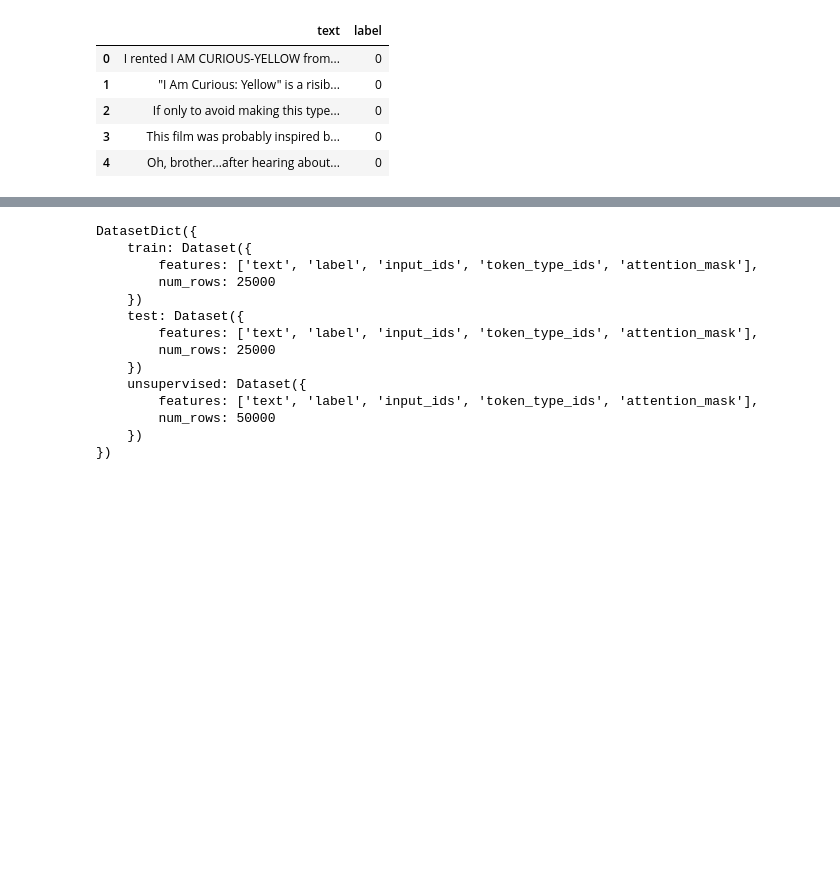
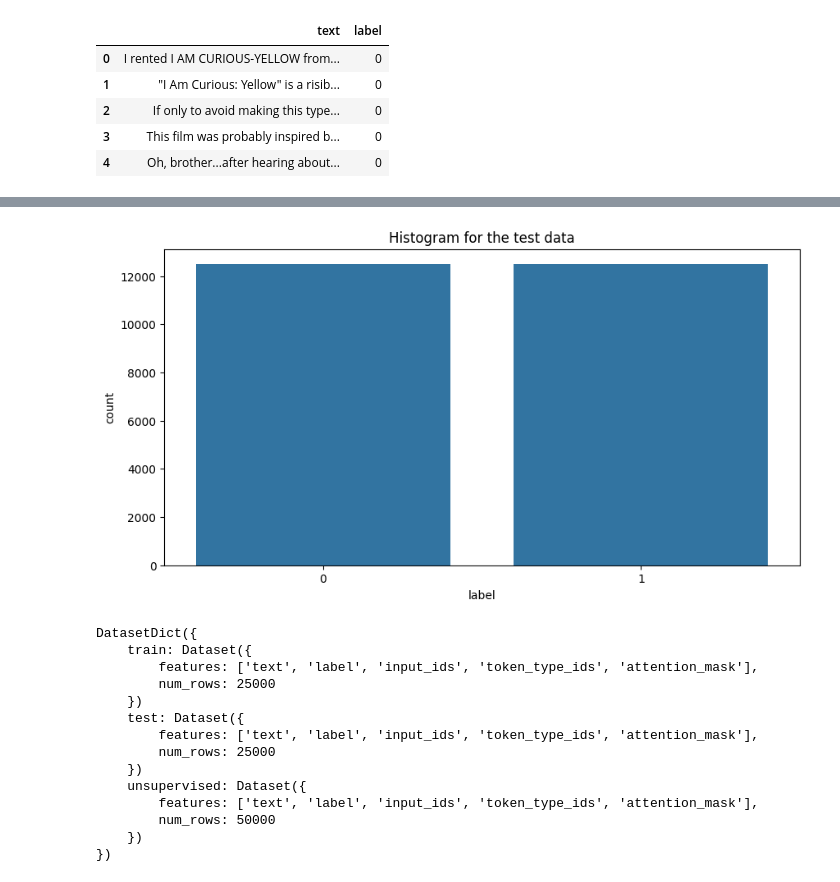
Before and after one commit to bksat90/LLM, a Jupyter notebook: LLM_project.ipynb, the cells around one changed output, grey strips where cells are left out. Saved outputs shown, nothing was run; the diff lists cells and outputs as text; code cells hidden in the pictures; blank space fills up the shorter version.

```diff
--- a/LLM_project.ipynb
+++ b/LLM_project.ipynb
@@ -80,3 +84,13 @@ plt.show()
+# %%
+# Histogram for test data
+df = dset["test"][:]
+categories = df.label.value_counts()
+plt.figure(figsize=(10,5))
+sns.barplot(categories)
+plt.title("Histogram for the test data")
+plt.show()
+# %% [output]
+[figure, added]
 # %%
 # loading model for tokenizer
 model_name="bert-base-uncased"
```
Also changed, not shown: parts of 13 cells of this notebook.
